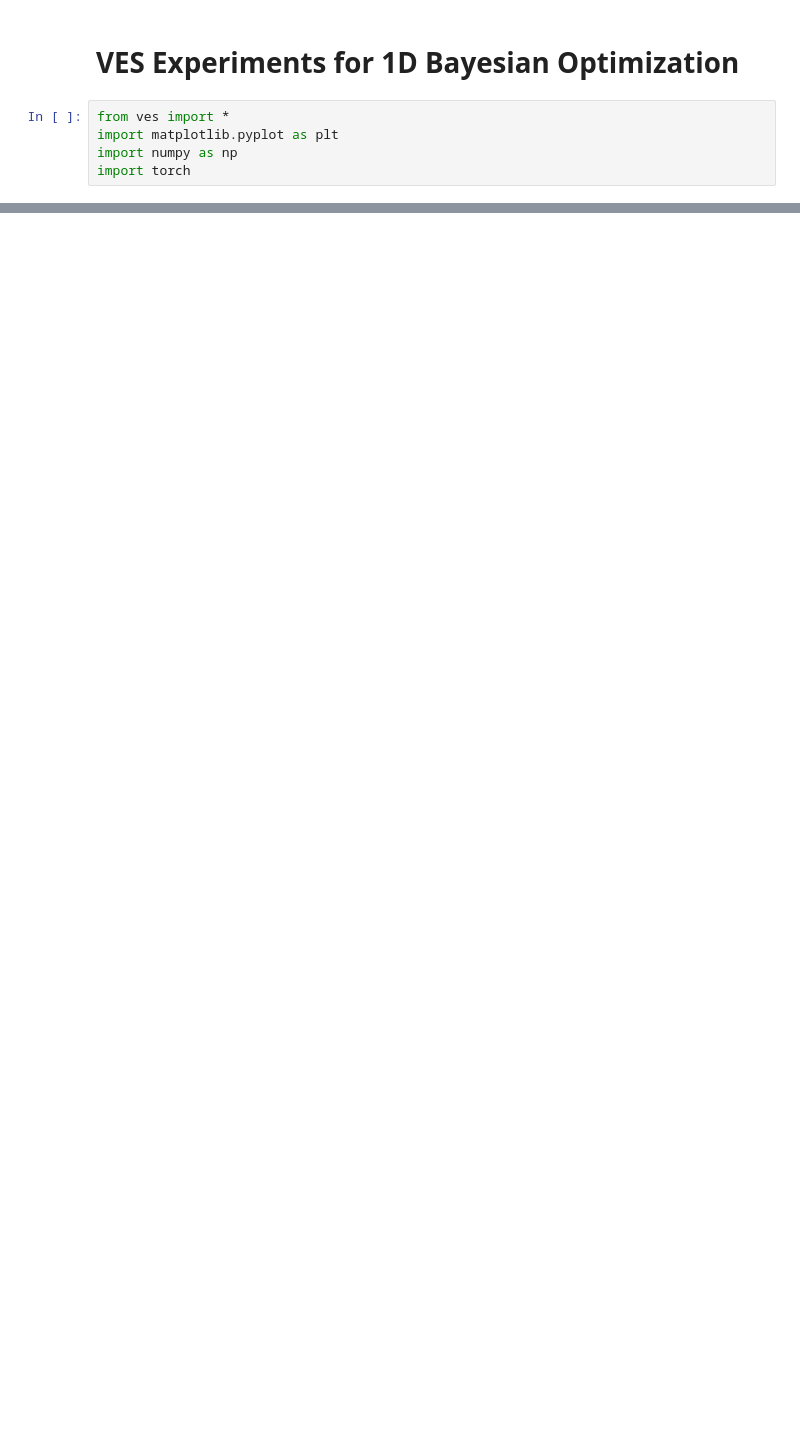
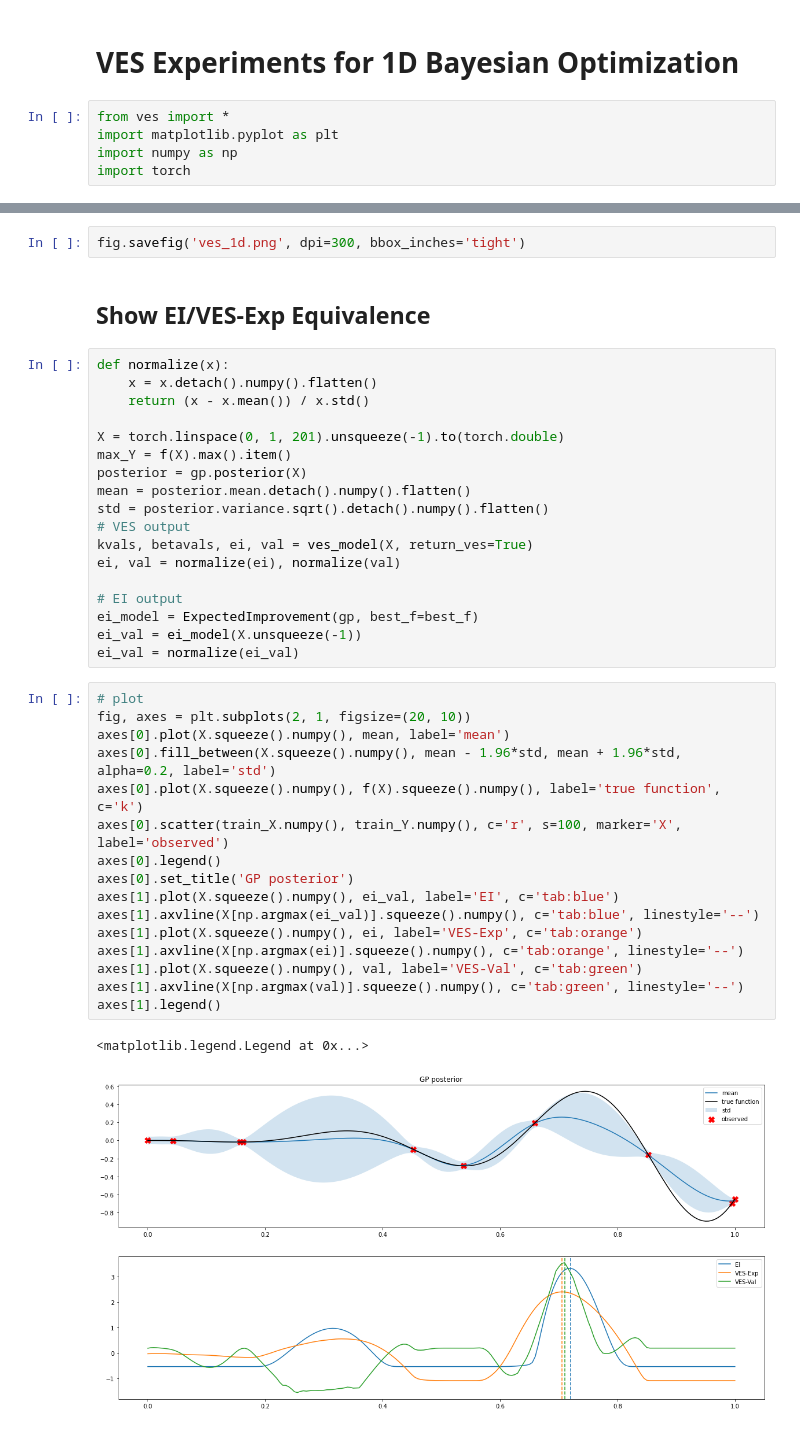
Before and after one commit to NUOJIN/variational-entropy-search, a Jupyter notebook: BO-1D.ipynb, the cells around one changed output, grey strips where cells are left out. Drawn from its saved outputs; the diff is of its cells as text; blank space fills up the shorter version.

```diff
--- a/BO-1D.ipynb
+++ b/BO-1D.ipynb
@@ -44,0 +94,41 @@ plt.show()
+# %%
+fig.savefig('ves_1d.png', dpi=300, bbox_inches='tight')
+# %% [markdown]
+## Show EI/VES-Exp Equivalence
+# %%
+def normalize(x):
+    x = x.detach().numpy().flatten()
+    return (x - x.mean()) / x.std()
+
+X = torch.linspace(0, 1, 201).unsqueeze(-1).to(torch.double)
+max_Y = f(X).max().item()
+posterior = gp.posterior(X)
+mean = posterior.mean.detach().numpy().flatten()
+std = posterior.variance.sqrt().detach().numpy().flatten()
+# VES output
+kvals, betavals, ei, val = ves_model(X, return_ves=True)
+ei, val = normalize(ei), normalize(val)
+
+# EI output
+ei_model = ExpectedImprovement(gp, best_f=best_f)
+ei_val = ei_model(X.unsqueeze(-1))
+ei_val = normalize(ei_val)
+# %%
+# plot
+fig, axes = plt.subplots(2, 1, figsize=(20, 10))
+axes[0].plot(X.squeeze().numpy(), mean, label='mean')
+axes[0].fill_between(X.squeeze().numpy(), mean - 1.96*std, mean + 1.96*std, alpha=0.2, label='std')
+axes[0].plot(X.squeeze().numpy(), f(X).squeeze().numpy(), label='true function', c='k')
+axes[0].scatter(train_X.numpy(), train_Y.numpy(), c='r', s=100, marker='X', label='observed')
+axes[0].legend()
+axes[0].set_title('GP posterior')
+axes[1].plot(X.squeeze().numpy(), ei_val, label='EI', c='tab:blue')
+axes[1].axvline(X[np.argmax(ei_val)].squeeze().numpy(), c='tab:blue', linestyle='--')
+axes[1].plot(X.squeeze().numpy(), ei, label='VES-Exp', c='tab:orange')
+axes[1].axvline(X[np.argmax(ei)].squeeze().numpy(), c='tab:orange', linestyle='--')
+axes[1].plot(X.squeeze().numpy(), val, label='VES-Val', c='tab:green')
+axes[1].axvline(X[np.argmax(val)].squeeze().numpy(), c='tab:green', linestyle='--')
+axes[1].legend()
+# %% [output]
+<matplotlib.legend.Legend at 0x...>
+[figure, added]
```
Also changed, not shown: parts of 10 cells of this notebook.
